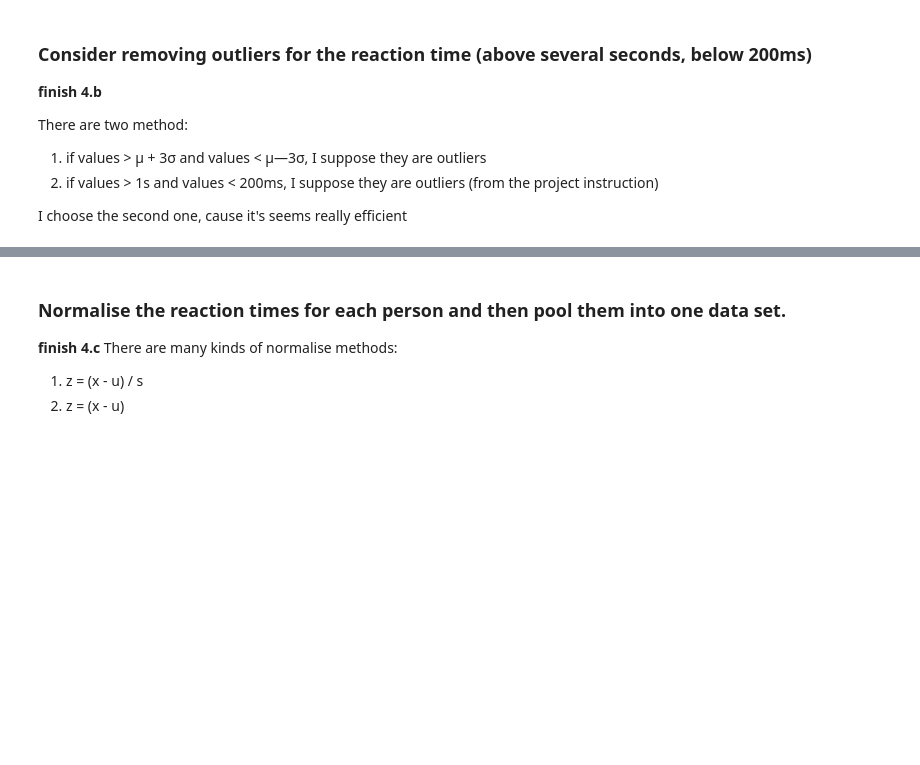
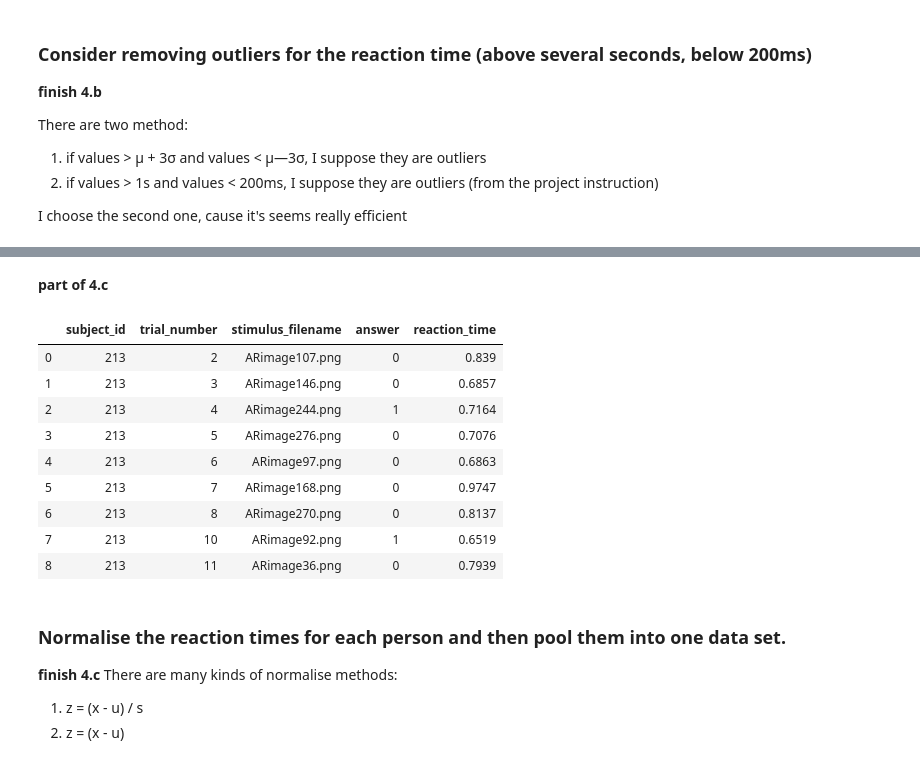
Before and after one commit to Francis-Buger/02458_project, a Jupyter notebook: cognitive_modeling.ipynb, the cells around one changed output, grey strips where cells are left out. Cells and saved outputs as stored; diff of their text form; code cells hidden in the pictures; blank space fills up the shorter version.

```diff
--- a/cognitive_modeling.ipynb
+++ b/cognitive_modeling.ipynb
@@ -119,3 +118,27 @@ There are 197 outliers in our data
+# %% [markdown]
+**part of 4.c**
+# %%
+'''coding the face emotion results smelling and not smelling to digits'''
+X = np.array(X)
+for i in range(len(X[:,0])):
+  if X[i,3] == 'Smiling':
+    X[i,3] = 1
+  else:
+    X[i,3] = 0
+
+# '''show fist 10 rows of cleaned data X'''
+display(HTML(tabulate.tabulate(X[:9], headers=attributeNames, showindex='always', tablefmt='html')))
+# %% [output]
+|  | subject_id | trial_number | stimulus_filename | answer | reaction_time |
+| 0 | 213 | 2 | ARimage107.png | 0 | 0.839 |
+| 1 | 213 | 3 | ARimage146.png | 0 | 0.6857 |
+| 2 | 213 | 4 | ARimage244.png | 1 | 0.7164 |
+| 3 | 213 | 5 | ARimage276.png | 0 | 0.7076 |
+| 4 | 213 | 6 | ARimage97.png | 0 | 0.6863 |
+| 5 | 213 | 7 | ARimage168.png | 0 | 0.9747 |
+| 6 | 213 | 8 | ARimage270.png | 0 | 0.8137 |
+| 7 | 213 | 10 | ARimage92.png | 1 | 0.6519 |
+| 8 | 213 | 11 | ARimage36.png | 0 | 0.7939 |
 # %% [markdown]
 ### Normalise the reaction times for each person and then pool them into one data set.
 **finish 4.c**
```
Also changed, not shown: parts of 4 cells of this notebook.
